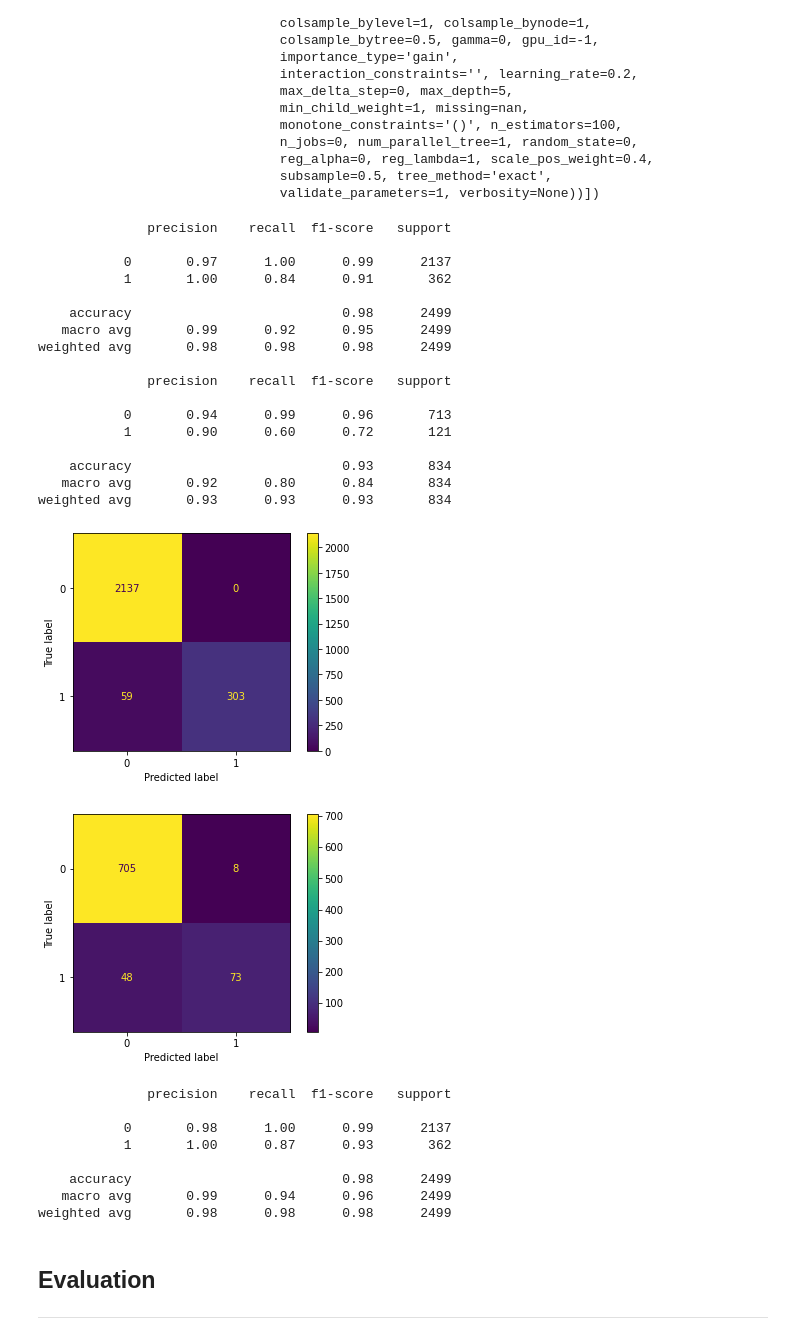
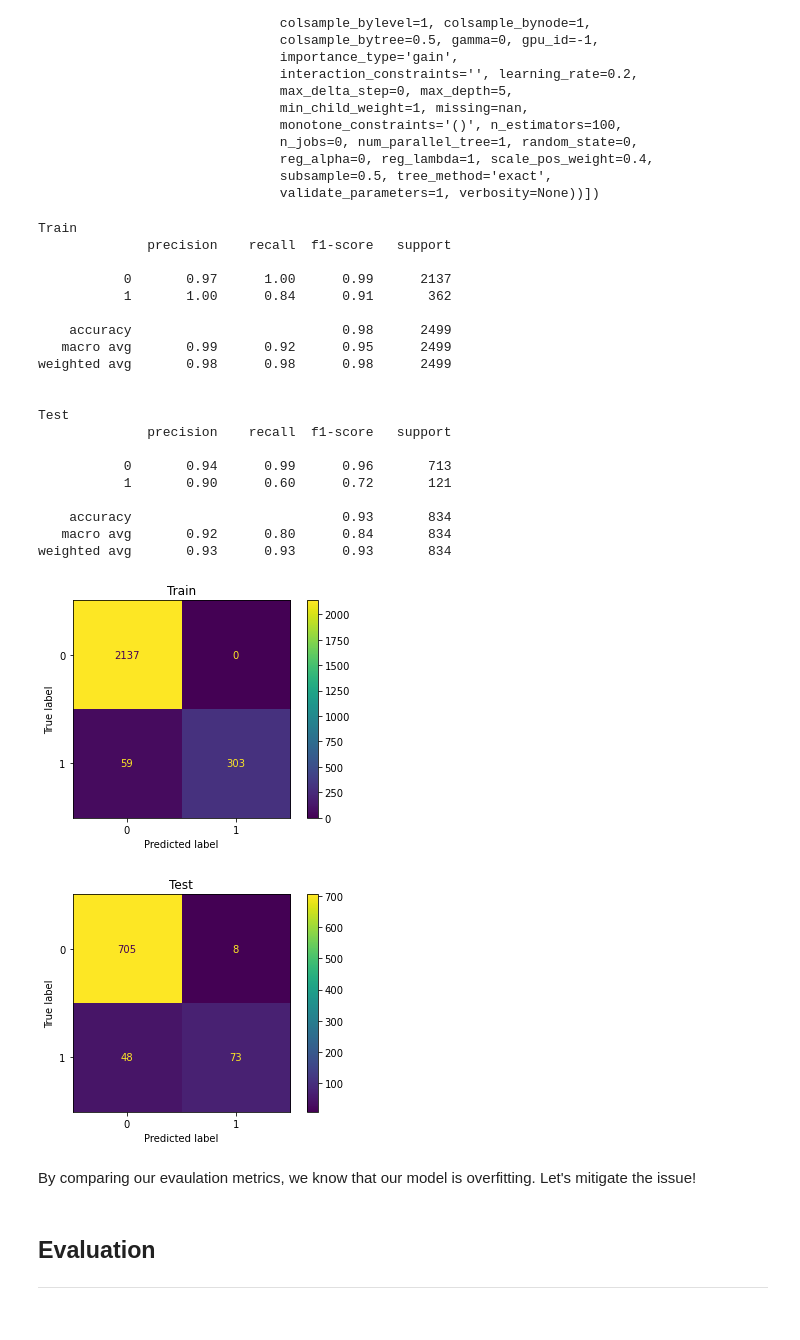
Before and after one commit to Sombrero7/project3, a Jupyter notebook: final_notebook.ipynb, the cells around one changed output. Drawn from its saved outputs; the diff is of its cells as text; code cells hidden in the pictures.

```diff
--- a/final_notebook.ipynb
+++ b/final_notebook.ipynb
@@ -388,12 +431,8 @@ cv = RepeatedStratifiedKFold(n_splits=5, n_repeats=3, random_state=42)
 
 gs_gnb = GridSearchCV(estimator=gnb_pipe,
                      param_grid=gnb_grid,
-                     scoring=['recall', 'precision'],
-                     refit='recall')
+                     scoring='f1')
 
 gs_gnb.fit(X_train, y_train)
 
-y_pred = gs_gnb.predict(X_test)
-y_probas = gs_gnb.predict_proba(X_test)
-
-precision, recall, thresholds = precision_recall_curve(y_test, y_probas[:,1])
+gnb_best = gs_gnb.best_estimator_
@@ -420,6 +481,4 @@ weighted avg       0.83      0.84      0.84       834
 # %%
-from sklearn.tree import DecisionTreeClassifier
-
 dt_pipe = Pipeline(steps=[('dt', DecisionTreeClassifier(random_state=42))])
 
 dt_grid = {
@@ -434,8 +493,9 @@ cv = RepeatedStratifiedKFold(n_splits=5, n_repeats=3, random_state=42)
 
 gs_dt = GridSearchCV(estimator=dt_pipe,
                      param_grid=dt_grid,
-                     scoring='recall',
+                     scoring='f1',
                      cv=cv)
 
-gs_dt.fit(X_train_df, y_train_df)
-gs_dt.score(X_test_df, y_test_df)
+gs_dt.fit(X_train, y_train);
+
+dt_best = gs_dt.best_estimator_
@@ -468,6 +553,11 @@ rf_grid = {
     'rf__n_estimators':list(range(10,101,10)),
     'rf__class_weight':[None, 'balanced'],
     'rf__max_depth':list(range(1,11))
-          }
+}
 
-rf_gs = GridSearchCV(estimator=rf_pipe, param_grid=rf_grid)
+cv = RepeatedStratifiedKFold(n_splits=5, n_repeats=3, random_state=42)
+
+rf_gs = GridSearchCV(estimator=rf_pipe, param_grid=rf_grid, cv=cv)
+
+rf_gs.fit(X_train, np.ravel(y_train))
+rf_best = rf_gs.best_estimator_
@@ -520,12 +624,12 @@ cv = RepeatedStratifiedKFold(n_splits=5, n_repeats=3, random_state=42)
 
 gs_xgb = GridSearchCV(estimator=xgb_pipe,
                       param_grid=xgb_grid,
-                      scoring='recall',
+                      scoring='f1',
                       cv=cv,
                       n_jobs=16)
 
 gs_xgb.fit(X_train, y_train)
-gs_xgb.best_estimator_
+xgb_best = gs_xgb.best_estimator_
 # %% [output]
 Pipeline(steps=[('scaler', StandardScaler()),
                 ('xgb',
@@ -542,45 +646,38 @@ Pipeline(steps=[('scaler', StandardScaler()),
                                subsample=0.5, tree_method='exact',
                                validate_parameters=1, verbosity=None))])
 # %%
-y_pred_train = gs_xgb.predict(X_train)
+y_train_pred_xgb = gs_xgb.predict(X_train)
+y_test_pred_xgb = gs_xgb.predict(X_test)
 
-print(classification_report(y_train, y_pred_train))
+print('Train')
+print(classification_report(y_train, y_train_pred_xgb))
+print()
+print('Test')
+print(classification_report(y_test, y_test_pred_xgb))
 plot_confusion_matrix(gs_xgb, X_train, y_train);
-
-y_pred = gs_xgb.predict(X_test)
-
-print(classification_report(y_test, y_pred))
+plt.title('Train');
 plot_confusion_matrix(gs_xgb, X_test, y_test);
+plt.title('Test');
 # %% [output]
+Train
               precision    recall  f1-score   support
 
            0       0.97      1.00      0.99      2137
            1       1.00      0.84      0.91       362
 
     accuracy                           0.98      2499
    macro avg       0.99      0.92      0.95      2499
 weighted avg       0.98      0.98      0.98      2499
 
+
+Test
               precision    recall  f1-score   support
 
            0       0.94      0.99      0.96       713
            1       0.90      0.60      0.72       121
 
     accuracy                           0.93       834
    macro avg       0.92      0.80      0.84       834
 weighted avg       0.93      0.93      0.93       834
-[figure, old version]
+[figure, new version]
-[figure, old version]
+[figure, new version]
-# %%
-y_pred_train = gs_xgb.predict(X_train)
-
-print(classification_report(y_train, y_pred_train))
-# %% [output]
-              precision    recall  f1-score   support
-
-           0       0.98      1.00      0.99      2137
-           1       1.00      0.87      0.93       362
-
-    accuracy                           0.98      2499
-   macro avg       0.99      0.94      0.96      2499
-weighted avg       0.98      0.98      0.98      2499
@@ -589,3 +684,5 @@ current_best = gs_xgb.best_estimator_
+# %% [markdown]
+By comparing our evaulation metrics, we know that our model is overfitting. Let's mitigate the issue!
 # %% [markdown]
 ## Evaluation
 ---
```
Also changed, not shown: parts of 65 cells of this notebook.
